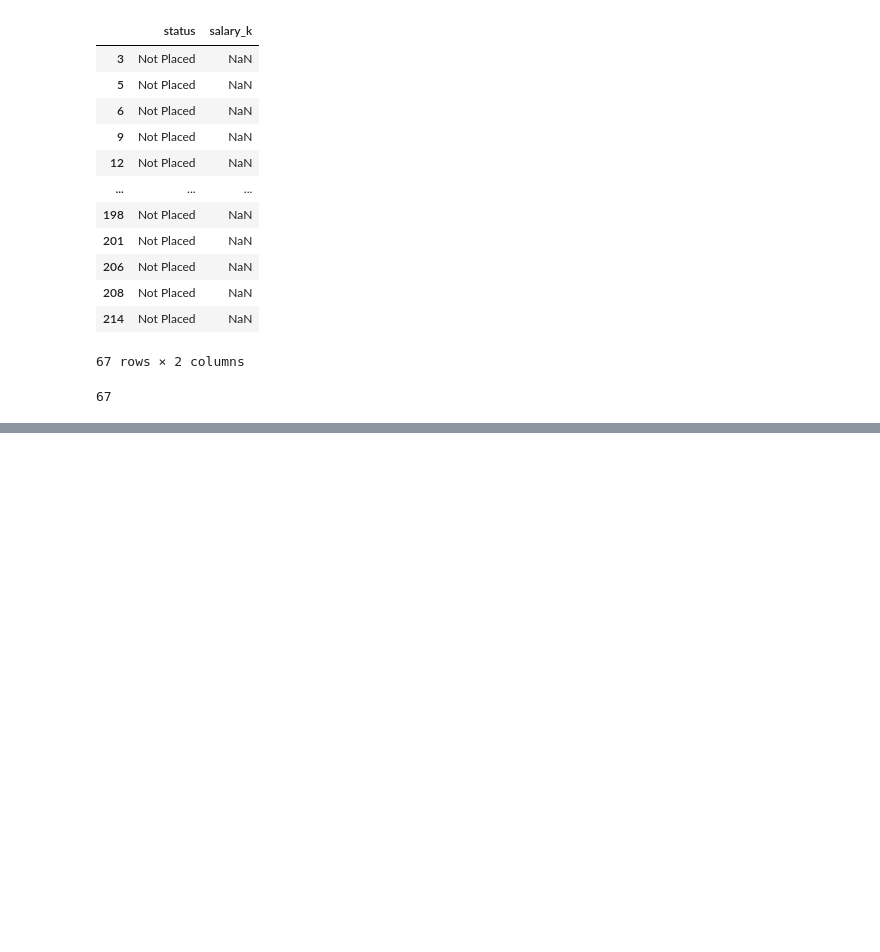
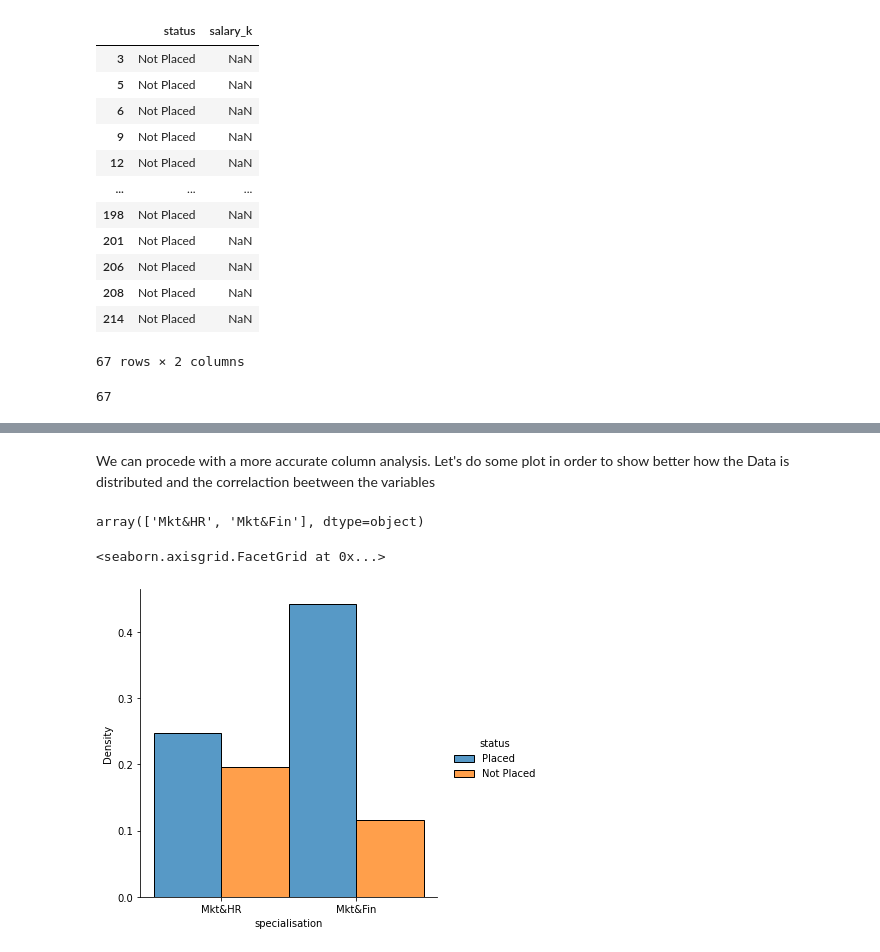
Before and after one commit to admcesareniccolo/campus-recruitment-analysis, a Jupyter notebook: NCesare_Case Study.ipynb, the cells around one changed output, grey strips where cells are left out. Saved outputs shown, nothing was run; the diff lists cells and outputs as text; code cells hidden in the pictures; blank space fills up the shorter version.

Commit message:
Data Analysis

```diff
--- a/NCesare_Case Study.ipynb
+++ b/NCesare_Case Study.ipynb
@@ -129,0 +167,11 @@ data.loc[data["status"]=="Not Placed", "status"].count()
+# %% [markdown]
+We can procede with a more accurate column analysis. Let's do some plot in order to show better how the Data is distributed and the correlaction beetween the variables
+# %%
+data['specialisation'].unique()
+# %% [output]
+array(['Mkt&HR', 'Mkt&Fin'], dtype=object)
+# %%
+sns.displot(data, x="specialisation", hue= "status", multiple="dodge", stat="density")
+# %% [output]
+<seaborn.axisgrid.FacetGrid at 0x...>
+[figure, added]
```
Also changed, not shown: parts of 19 cells of this notebook.
